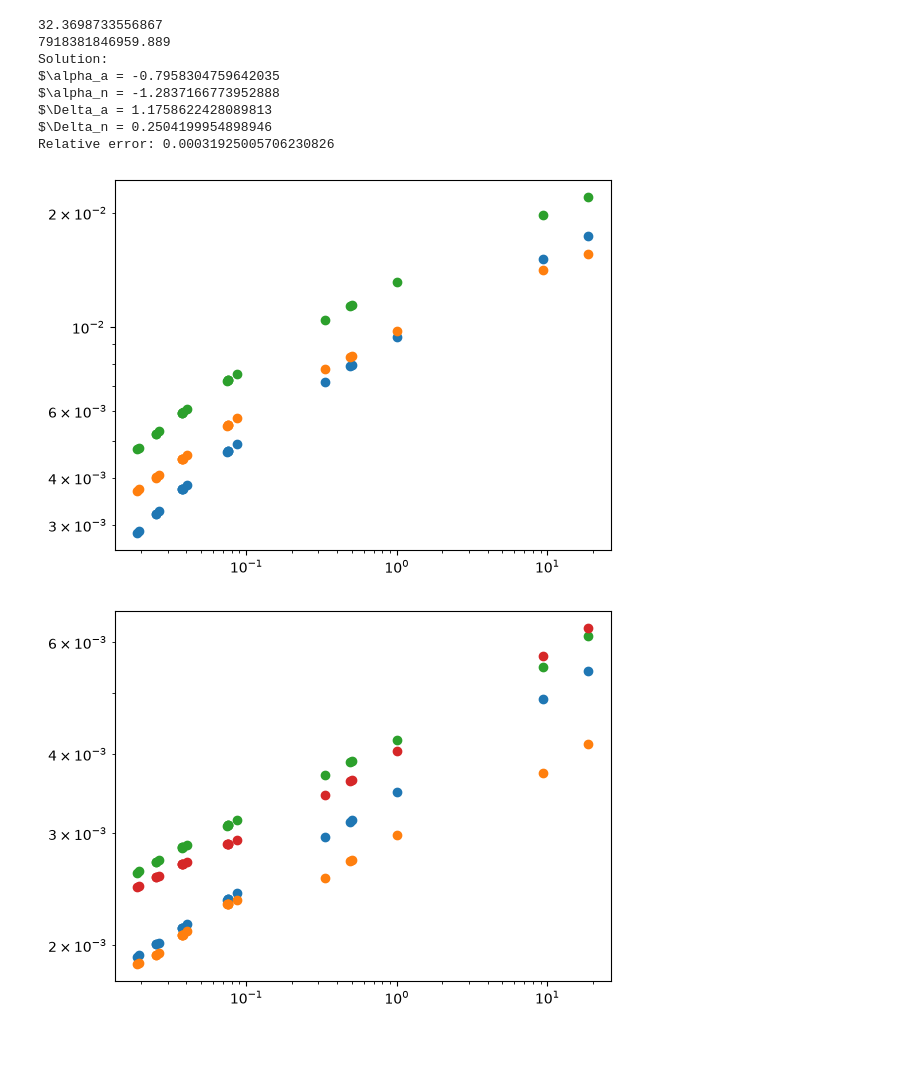
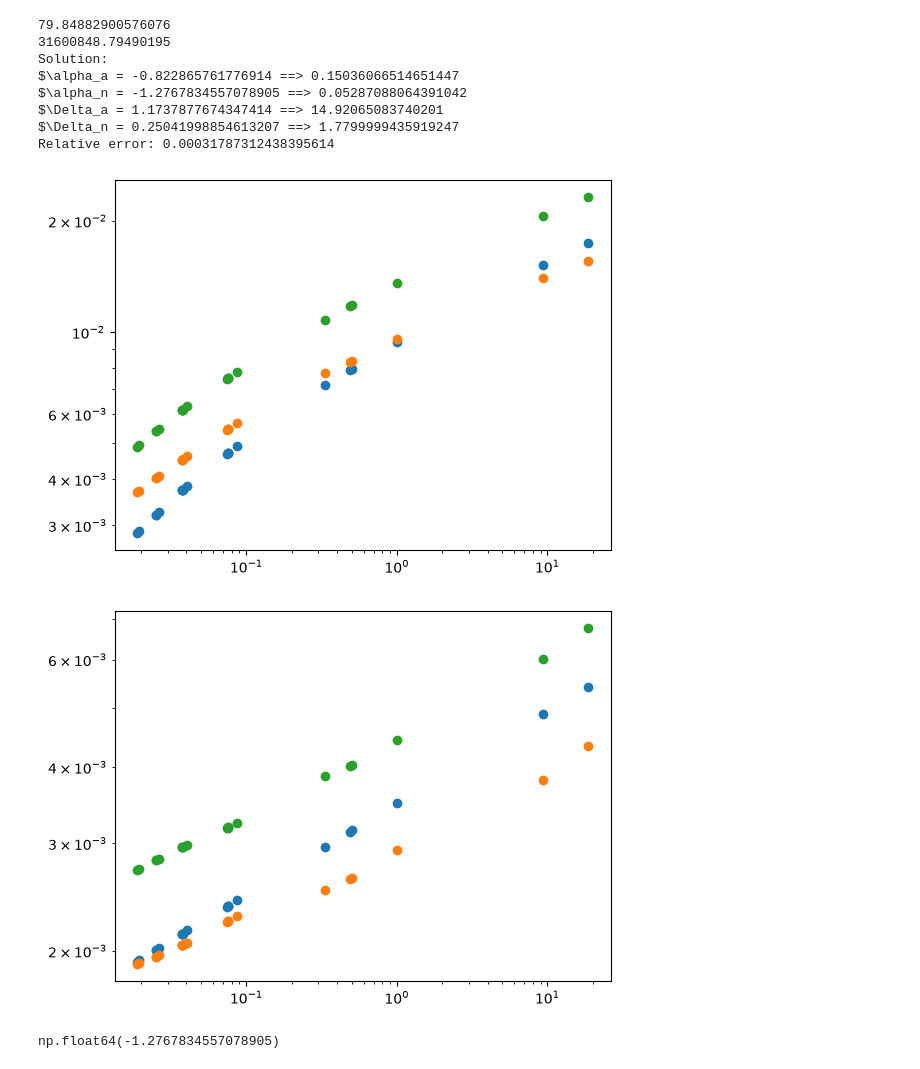
Before and after one commit to maxime-rousselet-cnes/gins_partials, a Jupyter notebook: initial_value_guess.ipynb, the cells around one changed output. Drawn from its saved outputs; the diff is of its cells as text; code cells hidden in the pictures.

```diff
--- a/initial_value_guess.ipynb
+++ b/initial_value_guess.ipynb
@@ -9,7 +9,7 @@ from alna.tide_correction_model import (
     POLE_MODELS_PATH,
     load_base_model,
 )
-from numpy import array, log10, flip
+from numpy import array, log10
 from base_models import load_base_model
 from numpy import array
 from alna.tide_correction_model import REFERENCE_K2, IERS_LONG_PERIOD_ZONAL_TIDES
@@ -49,8 +49,8 @@ H_f = abs(
     )
 )
 tabs = {
-    r"$\alpha_a": log10(array(object=load_base_model(name="lam_values", path=POLE_MODELS_PATH))),
-    r"$\alpha_n": log10(array(object=load_base_model(name="lqm_values", path=POLE_MODELS_PATH))),
+    r"$\alpha_a": array(object=load_base_model(name="lam_values", path=POLE_MODELS_PATH)),
+    r"$\alpha_n": array(object=load_base_model(name="lqm_values", path=POLE_MODELS_PATH)),
     r"$\Delta_a": array(object=load_base_model(name="ldm_values", path=POLE_MODELS_PATH)),
     r"$\Delta_n": array(object=load_base_model(name="ltm_values", path=POLE_MODELS_PATH)),
 }
@@ -80,8 +80,8 @@ imag_interpolators = [
     )
     for i in range(len(k2_reference))
 ]
-lower_bounds = array([log10(0.16), -2, log10(3), -1])
-upper_bounds = array([log10(0.18), log10(0.21), log10(15), 1])
+lower_bounds = array([log10(0.15), -2, log10(3), -1])
+upper_bounds = array([log10(0.19), log10(0.21), log10(15), 1])
 
 
 def predict(p):
@@ -119,42 +119,46 @@ print(
     / 365.25
 )
 print(
-    "Solution:\n" + "\n".join(f"{parameter} = {value}" for parameter, value in zip(tabs.keys(), x))
+    "Solution:\n" + "\n".join(f"{parameter} = {value} ==> {10**value}" for parameter, value in zip(tabs.keys(), x))
 )
 print("Relative error:", cost / REFERENCE_K2)
 xscale("log")
 yscale("log")
 scatter(1 / tide_angular_frequencies_to_cycle_per_yr(), k2_reference.real - 0.2979822)
 scatter(
     1 / tide_angular_frequencies_to_cycle_per_yr(),
     predict(x).real - 0.2979822,
 )
 scatter(
     1 / tide_angular_frequencies_to_cycle_per_yr(),
-    predict([-0.7958, -1.1, 1.176, -0.5]).real - 0.2979822,
+    predict([x[0], x[1]+0.2, x[2], x[3]]).real - 0.2979822,
 )
 show()
 
 xscale("log")
 yscale("log")
 scatter(1 / tide_angular_frequencies_to_cycle_per_yr(), -k2_reference.imag)
 scatter(
     1 / tide_angular_frequencies_to_cycle_per_yr(),
     -predict(x).imag,
 )
 scatter(
     1 / tide_angular_frequencies_to_cycle_per_yr(),
-    -predict([-0.7958, -1.1, 1.176, -0.5]).imag,
+    -predict([x[0], x[1]+0.2, x[2], x[3]]).imag,
 )
 show()
 # %% [output]
-32.3698733556867
-7918381846959.889
+79.84882900576076
+31600848.79490195
 Solution:
-$\alpha_a = -0.7958304759642035
-$\alpha_n = -1.2837166773952888
-$\Delta_a = 1.1758622428089813
-$\Delta_n = 0.2504199954898946
-Relative error: 0.00031925005706230826
+$\alpha_a = -0.822865761776914 ==> 0.15036066514651447
+$\alpha_n = -1.2767834557078905 ==> 0.05287088064391042
+$\Delta_a = 1.1737877674347414 ==> 14.92065083740201
+$\Delta_n = 0.25041998854613207 ==> 1.7799999435919247
+Relative error: 0.00031787312438395614
-[figure, old version]
+[figure, new version]
-[figure, old version]
+[figure, new version]
+# %%
+x[1]
+# %% [output]
+np.float64(-1.2767834557078905)
```
Also changed, not shown: 1 other file.
